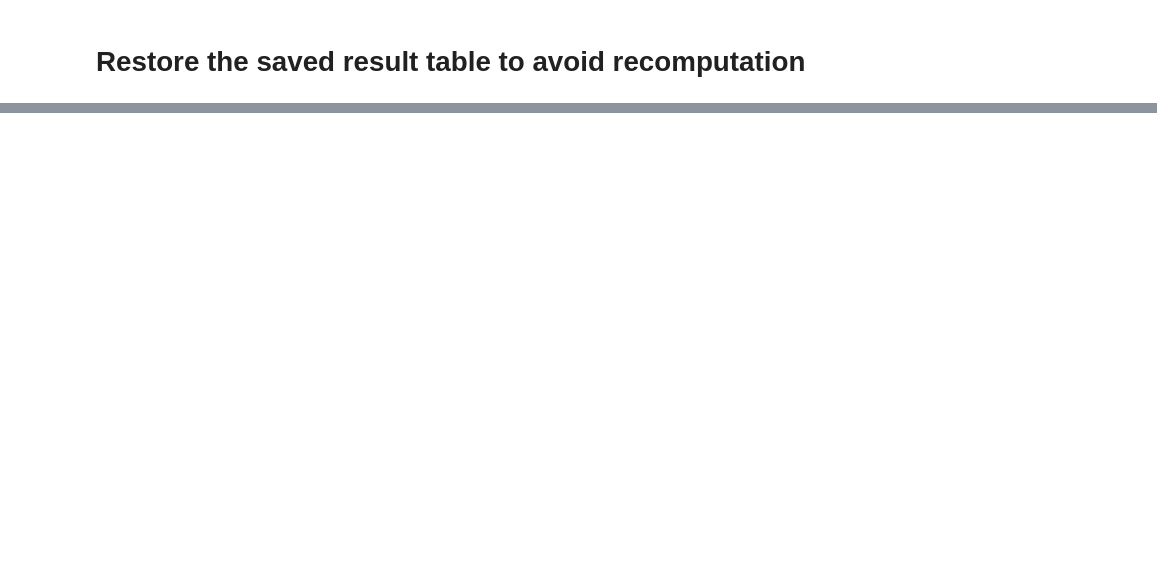
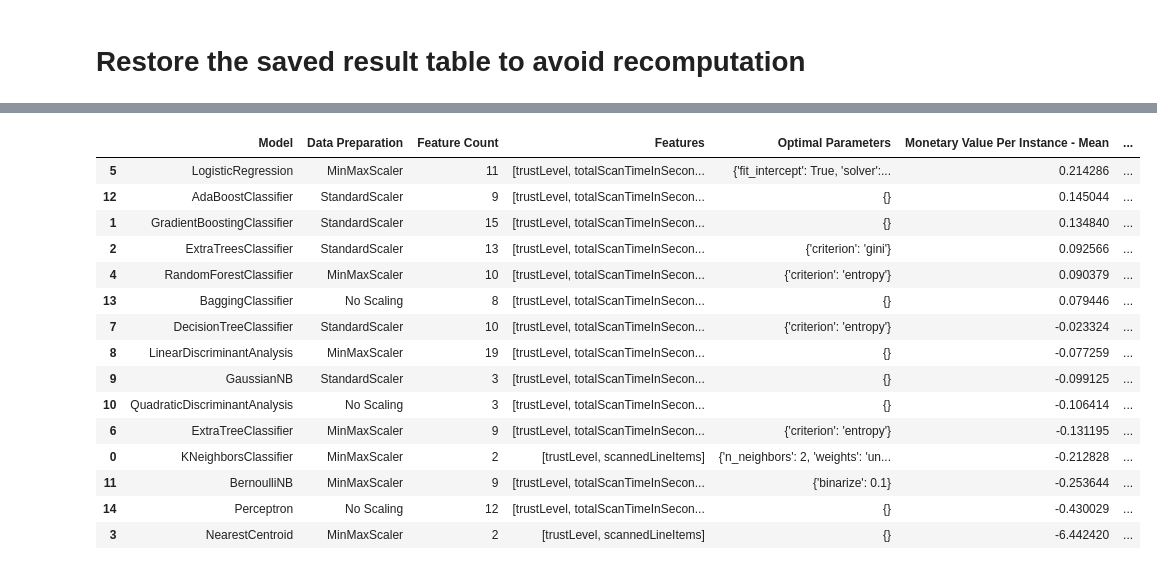
Before and after one commit to anhmt90/data-mining-cup, a Jupyter notebook: models/Model performance comparison - Pseudo Labeling and Parameter Tuning.ipynb, the cells around one changed output, grey strips where cells are left out. Cells and saved outputs as stored; diff of their text form; code cells hidden in the pictures; blank space fills up the shorter version.

Commit message:
Use the best performing classifier (Logistic regression) for pseudo labeling

```diff
--- a/models/Model performance comparison - Pseudo Labeling and Parameter Tuning.ipynb
+++ b/models/Model performance comparison - Pseudo Labeling and Parameter Tuning.ipynb
@@ -154,7 +154,7 @@ class PseudoLabeler(BaseEstimator):
         num_of_samples = int(len(self.unlabled_data) * self.sample_rate)
 
         # Train the model and creat the pseudo-labels
-        self.model.fit(X, y)
+        self.model.fit(X[features], y)
         pseudo_labels = self.model.predict(self.unlabled_data[self.features])
 
         # Add the pseudo-labels to the test set
@@ -169,17 +169,21 @@ class PseudoLabeler(BaseEstimator):
 
         return augemented_train
 # %%
-features = train.drop('fraud',axis=1).columns
+features = ['trustLevel', 'totalScanTimeInSeconds', 'lineItemVoids', 'scansWithoutRegistration',
+            'scannedLineItemsPerSecond', 'valuePerSecond', 'lineItemVoidsPerPosition', 'scannedLineItems',
+            'pricePerScannedLineItem', 'scansWithoutRegistrationPerScannedLineItem', 'quantityModificationsPerScannedLineItem',
+            'lineItemVoidsPerSecond', 'quantityModificationsPerSecond']
 target = 'fraud'
 
-from sklearn.tree import DecisionTreeClassifier
+from sklearn.linear_model import LogisticRegression
 
+# Best classifier of the training data set
 PseudoLabelingModel = PseudoLabeler(
-    model = DecisionTreeClassifier(),
+    model = LogisticRegression(fit_intercept = True, solver = 'newton-cg', max_iter = 10000),
     unlabled_data = test,
     features = features,
     target = target,
-    sample_rate = 0.001
+    sample_rate = 0.01
 )
 
 train = PseudoLabelingModel.create_augmented_train(train.drop('fraud',axis=1),train['fraud'])
@@ -335,10 +343,10 @@ model_tuning_factory = [
                  dict(),
                  cv = skf,
                  scoring = my_custom_score),
-    GridSearchCV(SVC(),
-                 dict(),
-                 cv = skf,
-                 scoring = my_custom_score)
+ #   GridSearchCV(SVC(), # takes too much time
+ #                dict(),
+ #                cv = skf,
+ #                scoring = my_custom_score)
 ]
 
 
@@ -515,8 +706,8 @@ result_table.sort_values(by = "Monetary Value Per Instance - Mean", ascending =
 # %% [markdown]
 # Restore the saved result table to avoid recomputation
 # %%
-# result_table.to_pickle("result_table_extendec_training_set.pkl")
-result_table = pd.read_pickle("result_table_extended_training_set.pkl")
+result_table.to_pickle("result_table_extended_training_set.pkl")
+# result_table = pd.read_pickle("result_table_extended_training_set.pkl")
 # %%
 result_table = result_table.sort_values(by = "Monetary Value Per Instance - Mean", ascending = False)
 
@@ -526,24 +736,41 @@ result_table
 # %%
 result_table_aggregated = pd.DataFrame(columns=["Model", "Data Preparation", "Feature Count", "Features", "Optimal Parameters", "Monetary Value Per Instance - Mean", "Monetary Value Per Instance - Standard Deviation", "Time needed", "Raw Model"])
 
 
 for model in list(set(result_table["Model"].values)):
     sub_table = result_table[result_table["Model"] == model]
     result_table_aggregated = result_table_aggregated.append({
         "Model": model,
         "Data Preparation": sub_table.loc[sub_table["Monetary Value Per Instance - Mean"].argmax()]["Data Preparation"],
         "Feature Count": sub_table.loc[sub_table["Monetary Value Per Instance - Mean"].argmax()]["Feature Count"],
         "Features": sub_table.loc[sub_table["Monetary Value Per Instance - Mean"].argmax()]["Features"],
         "Optimal Parameters": sub_table.loc[sub_table["Monetary Value Per Instance - Mean"].argmax()]["Optimal Parameters"],
         "Monetary Value Per Instance - Mean": sub_table.loc[sub_table["Monetary Value Per Instance - Mean"].argmax()]["Monetary Value Per Instance - Mean"],
         "Monetary Value Per Instance - Standard Deviation": sub_table.loc[sub_table["Monetary Value Per Instance - Mean"].argmax()]["Monetary Value Per Instance - Standard Deviation"],
         "Time needed":  sub_table.loc[sub_table["Monetary Value Per Instance - Mean"].argmax()]["Time needed"],
         "Raw Model": sub_table.loc[sub_table["Monetary Value Per Instance - Mean"].argmax()]["Raw Model"]
         }, ignore_index=True)
 
-result_table_aggregated.to_excel("Result-Train Set-Aggregated.xlsx")
+result_table_aggregated.sort_values(by = "Monetary Value Per Instance - Mean", ascending = False).to_excel("Result-Extended Train Set-Aggregated.xlsx")
 
 result_table_aggregated.sort_values(by = "Monetary Value Per Instance - Mean", ascending = False)
+# %% [output]
+|  | Model | Data Preparation | Feature Count | Features | Optimal Parameters | Monetary Value Per Instance - Mean | ... |
+| 5 | LogisticRegression | MinMaxScaler | 11 | [trustLevel, totalScanTimeInSecon... | {'fit_intercept': True, 'solver':... | 0.214286 | ... |
+| 12 | AdaBoostClassifier | StandardScaler | 9 | [trustLevel, totalScanTimeInSecon... | {} | 0.145044 | ... |
+| 1 | GradientBoostingClassifier | StandardScaler | 15 | [trustLevel, totalScanTimeInSecon... | {} | 0.134840 | ... |
+| 2 | ExtraTreesClassifier | StandardScaler | 13 | [trustLevel, totalScanTimeInSecon... | {'criterion': 'gini'} | 0.092566 | ... |
+| 4 | RandomForestClassifier | MinMaxScaler | 10 | [trustLevel, totalScanTimeInSecon... | {'criterion': 'entropy'} | 0.090379 | ... |
+| 13 | BaggingClassifier | No Scaling | 8 | [trustLevel, totalScanTimeInSecon... | {} | 0.079446 | ... |
+| 7 | DecisionTreeClassifier | StandardScaler | 10 | [trustLevel, totalScanTimeInSecon... | {'criterion': 'entropy'} | -0.023324 | ... |
+| 8 | LinearDiscriminantAnalysis | MinMaxScaler | 19 | [trustLevel, totalScanTimeInSecon... | {} | -0.077259 | ... |
+| 9 | GaussianNB | StandardScaler | 3 | [trustLevel, totalScanTimeInSecon... | {} | -0.099125 | ... |
+| 10 | QuadraticDiscriminantAnalysis | No Scaling | 3 | [trustLevel, totalScanTimeInSecon... | {} | -0.106414 | ... |
+| 6 | ExtraTreeClassifier | MinMaxScaler | 9 | [trustLevel, totalScanTimeInSecon... | {'criterion': 'entropy'} | -0.131195 | ... |
+| 0 | KNeighborsClassifier | MinMaxScaler | 2 | [trustLevel, scannedLineItems] | {'n_neighbors': 2, 'weights': 'un... | -0.212828 | ... |
+| 11 | BernoulliNB | MinMaxScaler | 9 | [trustLevel, totalScanTimeInSecon... | {'binarize': 0.1} | -0.253644 | ... |
+| 14 | Perceptron | No Scaling | 12 | [trustLevel, totalScanTimeInSecon... | {} | -0.430029 | ... |
+| 3 | NearestCentroid | MinMaxScaler | 2 | [trustLevel, scannedLineItems] | {} | -6.442420 | ... |
 # %%
 best_model = result_table_aggregated.loc[result_table_aggregated["Monetary Value Per Instance - Mean"].argmax()]["Raw Model"]
 best_model_features = result_table_aggregated.loc[result_table_aggregated["Monetary Value Per Instance - Mean"].argmax()]["Features"]
```
Also changed, not shown: parts of 10 cells of this notebook.
